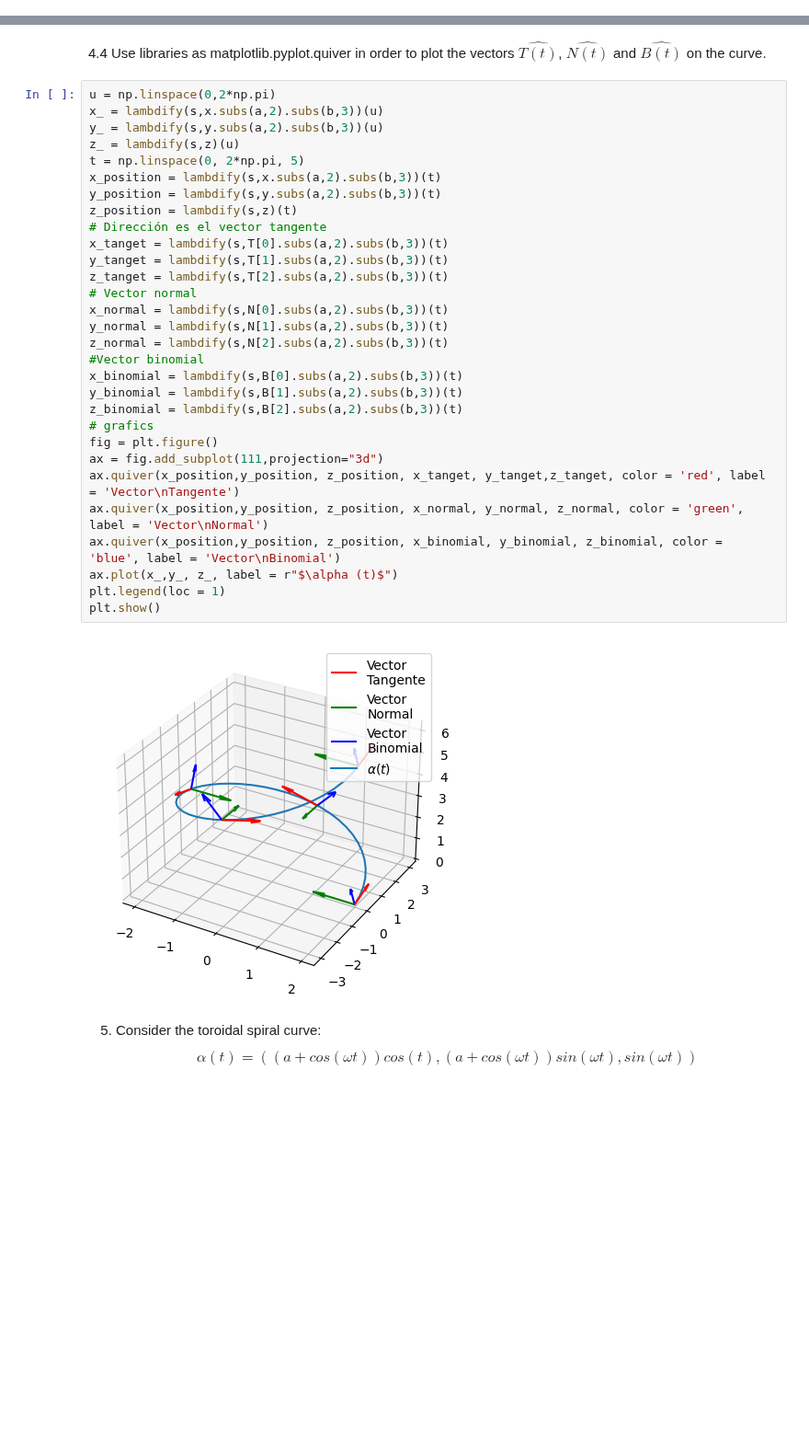
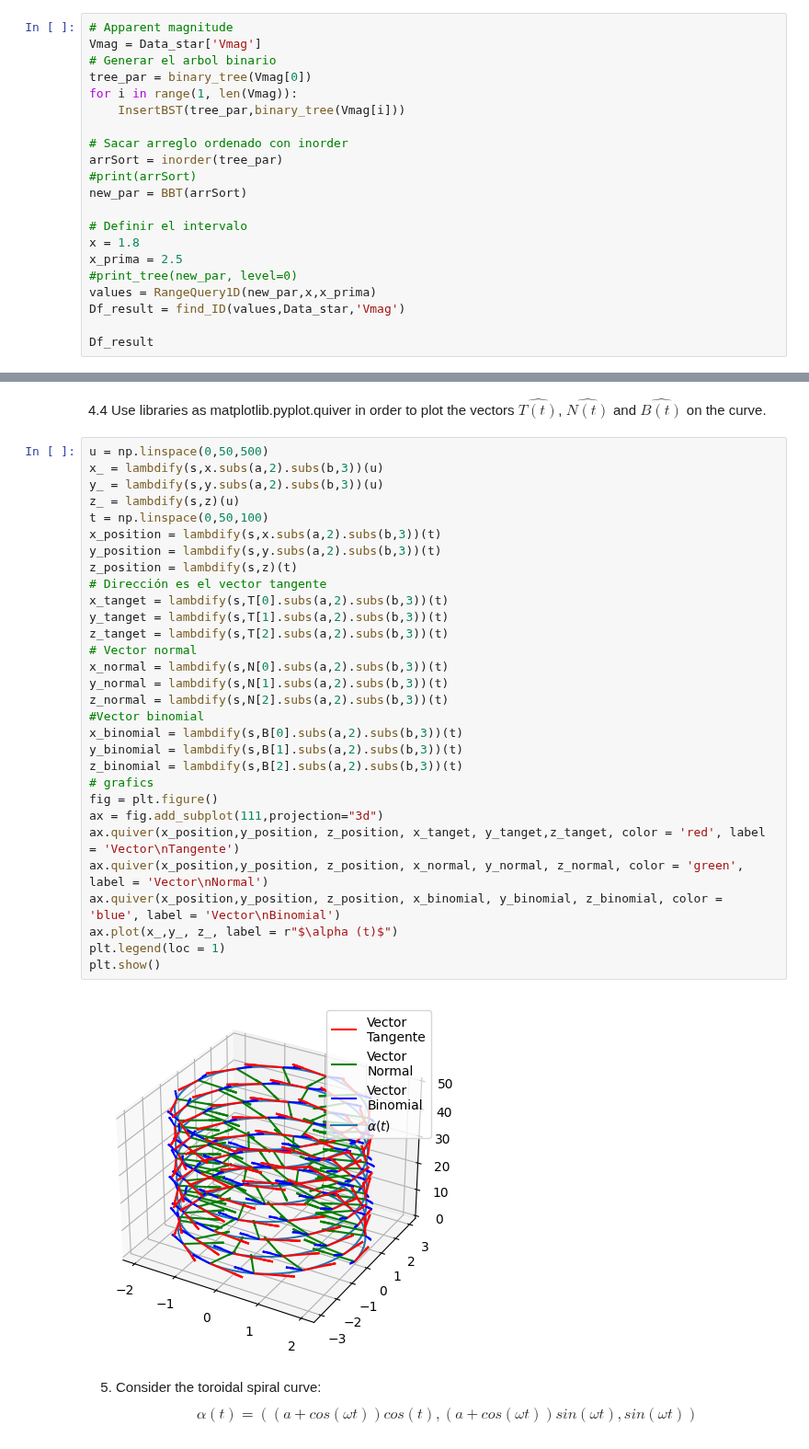
Before and after one commit to DayaVale/Geometria_Computacional, a Jupyter notebook: Homework3/Homework3.ipynb, the cells around one changed output, grey strips where cells are left out. Shown at 92% size. Cells and saved outputs as stored; diff of their text form; blank space fills up the shorter version.

```diff
--- a/Homework3/Homework3.ipynb
+++ b/Homework3/Homework3.ipynb
@@ -42 +310,22 @@ $[1.8 : 2.5]$ for the variable “Apparent magnitude”. Print the cell IDs for
 query.
+# %%
+# Apparent magnitude
+Vmag = Data_star['Vmag']
+# Generar el arbol binario
+tree_par = binary_tree(Vmag[0])
+for i in range(1, len(Vmag)):
+    InsertBST(tree_par,binary_tree(Vmag[i]))
+
+# Sacar arreglo ordenado con inorder
+arrSort = inorder(tree_par)
+#print(arrSort)
+new_par = BBT(arrSort)
+
+# Definir el intervalo
+x = 1.8
+x_prima = 2.5
+#print_tree(new_par, level=0)
+values = RangeQuery1D(new_par,x,x_prima)
+Df_result = find_ID(values,Data_star,'Vmag')
+
+Df_result
@@ -220,37 +533,37 @@ ax2.grid(True)
 # %% [markdown]
 4.4 Use libraries as matplotlib.pyplot.quiver in order to plot the vectors $\hat{T(t)}$, $\hat{N(t)}$ and $\hat{B(t)}$ on the curve.
 # %%
-u = np.linspace(0,2*np.pi)
+u = np.linspace(0,50,500)
 x_ = lambdify(s,x.subs(a,2).subs(b,3))(u)
 y_ = lambdify(s,y.subs(a,2).subs(b,3))(u)
 z_ = lambdify(s,z)(u)
-t = np.linspace(0, 2*np.pi, 5)
+t = np.linspace(0,50,100)
 x_position = lambdify(s,x.subs(a,2).subs(b,3))(t)
 y_position = lambdify(s,y.subs(a,2).subs(b,3))(t)
 z_position = lambdify(s,z)(t)
 # Dirección es el vector tangente
 x_tanget = lambdify(s,T[0].subs(a,2).subs(b,3))(t)
 y_tanget = lambdify(s,T[1].subs(a,2).subs(b,3))(t)
 z_tanget = lambdify(s,T[2].subs(a,2).subs(b,3))(t)
 # Vector normal
 x_normal = lambdify(s,N[0].subs(a,2).subs(b,3))(t)
 y_normal = lambdify(s,N[1].subs(a,2).subs(b,3))(t)
 z_normal = lambdify(s,N[2].subs(a,2).subs(b,3))(t)
 #Vector binomial
 x_binomial = lambdify(s,B[0].subs(a,2).subs(b,3))(t)
 y_binomial = lambdify(s,B[1].subs(a,2).subs(b,3))(t)
 z_binomial = lambdify(s,B[2].subs(a,2).subs(b,3))(t)
 # grafics
 fig = plt.figure()
 ax = fig.add_subplot(111,projection="3d")
 ax.quiver(x_position,y_position, z_position, x_tanget, y_tanget,z_tanget, color = 'red', label = 'Vector\nTangente')
 ax.quiver(x_position,y_position, z_position, x_normal, y_normal, z_normal, color = 'green', label = 'Vector\nNormal')
 ax.quiver(x_position,y_position, z_position, x_binomial, y_binomial, z_binomial, color = 'blue', label = 'Vector\nBinomial')
 ax.plot(x_,y_, z_, label = r"$\alpha (t)$")
 plt.legend(loc = 1)
 plt.show()
 # %% [output]
-[figure, old version]
+[figure, new version]
 # %% [markdown]
 5. Consider the toroidal spiral curve:
 $$\alpha (t) = ((a + cos(\omega t))cos(t),(a + cos(\omega t))sin(\omega t), sin(\omega t))$$
```
Also changed, not shown: parts of 16 cells of this notebook.
